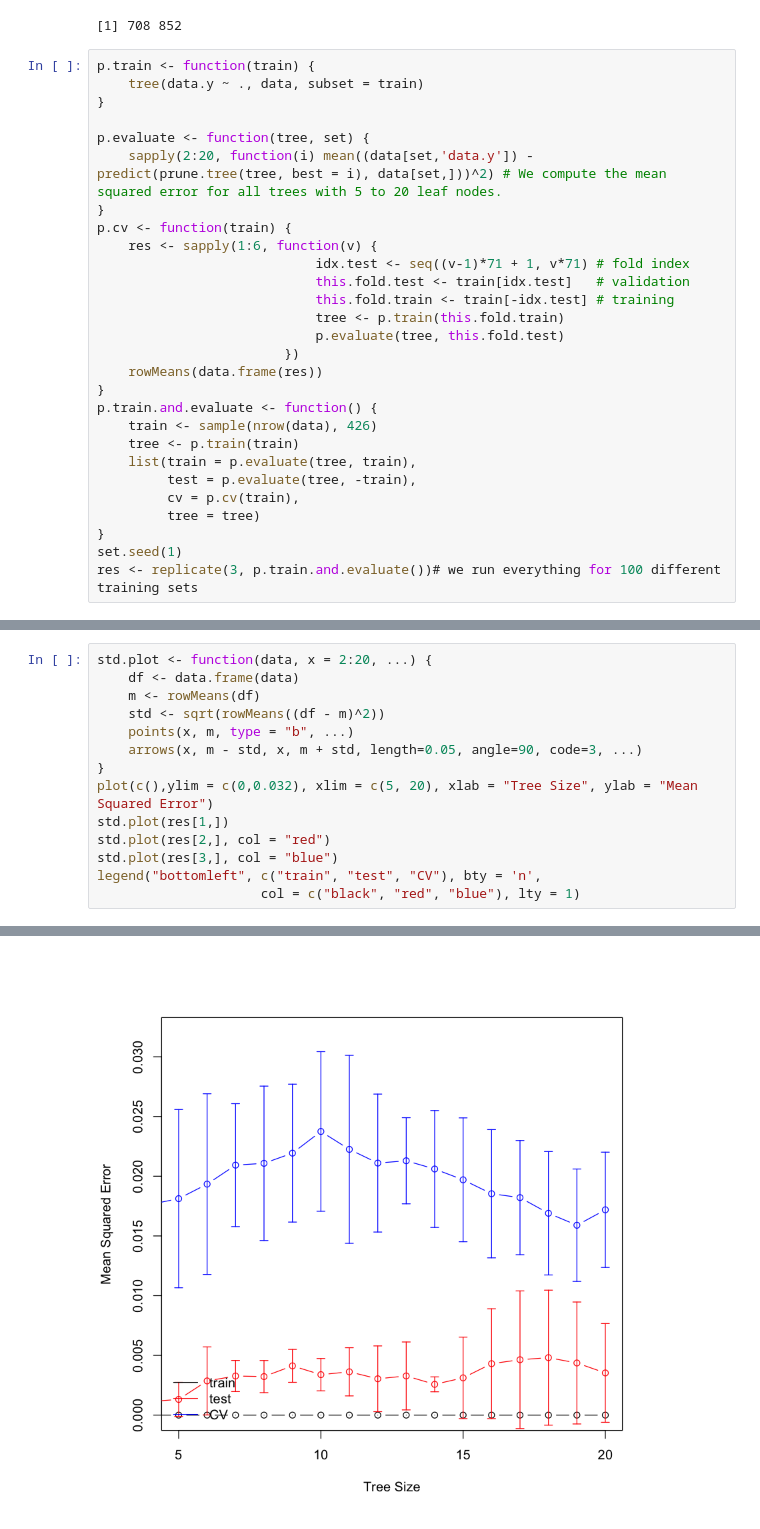
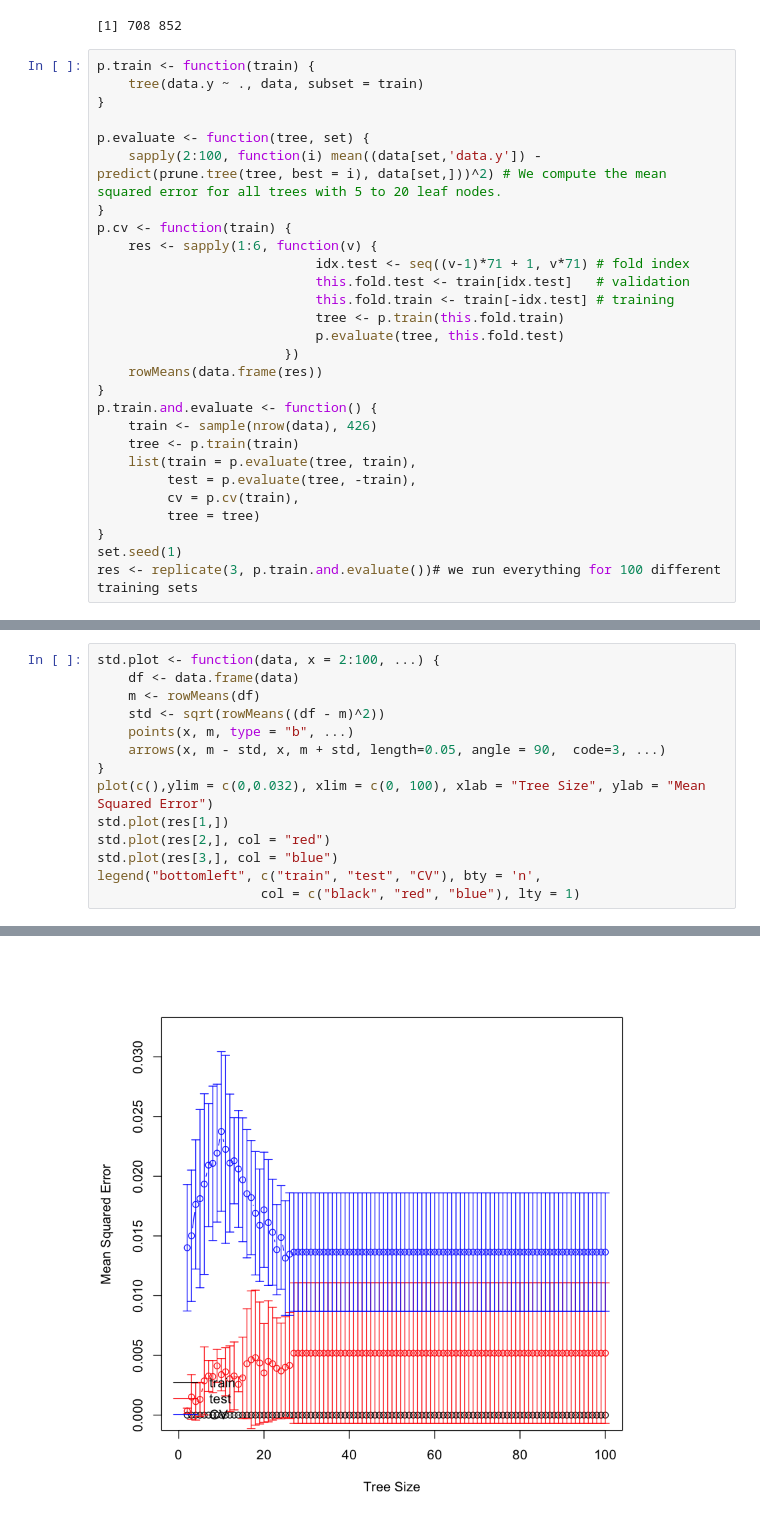
Before and after one commit to Alicia-max/BIO322-Regression, a Jupyter notebook: src/Exploration.ipynb, the cells around one changed output, grey strips where cells are left out. Saved outputs shown, nothing was run; the diff lists cells and outputs as text.

Commit message:
tree plus grand

```diff
--- a/src/Exploration.ipynb
+++ b/src/Exploration.ipynb
@@ -377,7 +377,7 @@ p.train <- function(train) {
 }
 
 p.evaluate <- function(tree, set) {
-    sapply(2:20, function(i) mean((data[set,'data.y']) - predict(prune.tree(tree, best = i), data[set,]))^2) # We compute the mean squared error for all trees with 5 to 20 leaf nodes.
+    sapply(2:100, function(i) mean((data[set,'data.y']) - predict(prune.tree(tree, best = i), data[set,]))^2) # We compute the mean squared error for all trees with 5 to 20 leaf nodes.
 }
 p.cv <- function(train) {
     res <- sapply(1:6, function(v) {
@@ -402,12 +420,12 @@ res <- replicate(3, p.train.and.evaluate())# we run everything for 100 different
 # %%
-std.plot <- function(data, x = 2:20, ...) {
+std.plot <- function(data, x = 2:100, ...) {
     df <- data.frame(data)
     m <- rowMeans(df)
     std <- sqrt(rowMeans((df - m)^2))
     points(x, m, type = "b", ...)
-    arrows(x, m - std, x, m + std, length=0.05, angle=90, code=3, ...)
+    arrows(x, m - std, x, m + std, length=0.05, angle = 90,  code=3, ...)
 }
-plot(c(),ylim = c(0,0.032), xlim = c(5, 20), xlab = "Tree Size", ylab = "Mean Squared Error")
+plot(c(),ylim = c(0,0.032), xlim = c(0, 100), xlab = "Tree Size", ylab = "Mean Squared Error")
 std.plot(res[1,])
 std.plot(res[2,], col = "red")
 std.plot(res[3,], col = "blue")
@@ -433,6 +448,6 @@ Warning message in arrows(x, m - std, x, m + std, length = 0.05, angle = 90, cod
 “zero-length arrow is of indeterminate angle and so skipped”Warning message in arrows(x, m - std, x, m + std, length = 0.05, angle = 90, code = 3, :
 “zero-length arrow is of indeterminate angle and so skipped”Warning message in arrows(x, m - std, x, m + std, length = 0.05, angle = 90, code = 3, :
 “zero-length arrow is of indeterminate angle and so skipped”Warning message in arrows(x, m - std, x, m + std, length = 0.05, angle = 90, code = 3, :
 “zero-length arrow is of indeterminate angle and so skipped”
-[figure, old version]
+[figure, new version]
 # %% [markdown]
```
Also changed, not shown: parts of 4 cells of this notebook.
